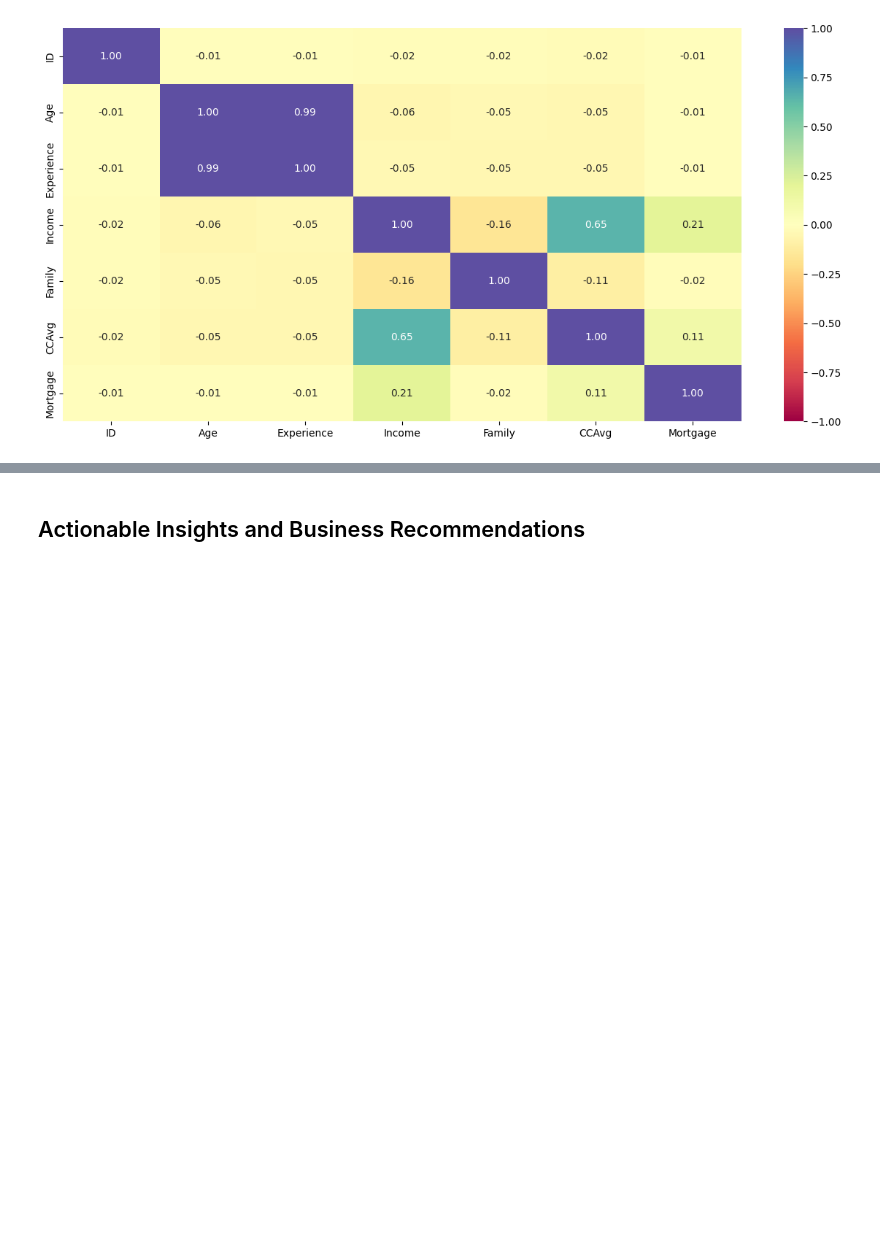
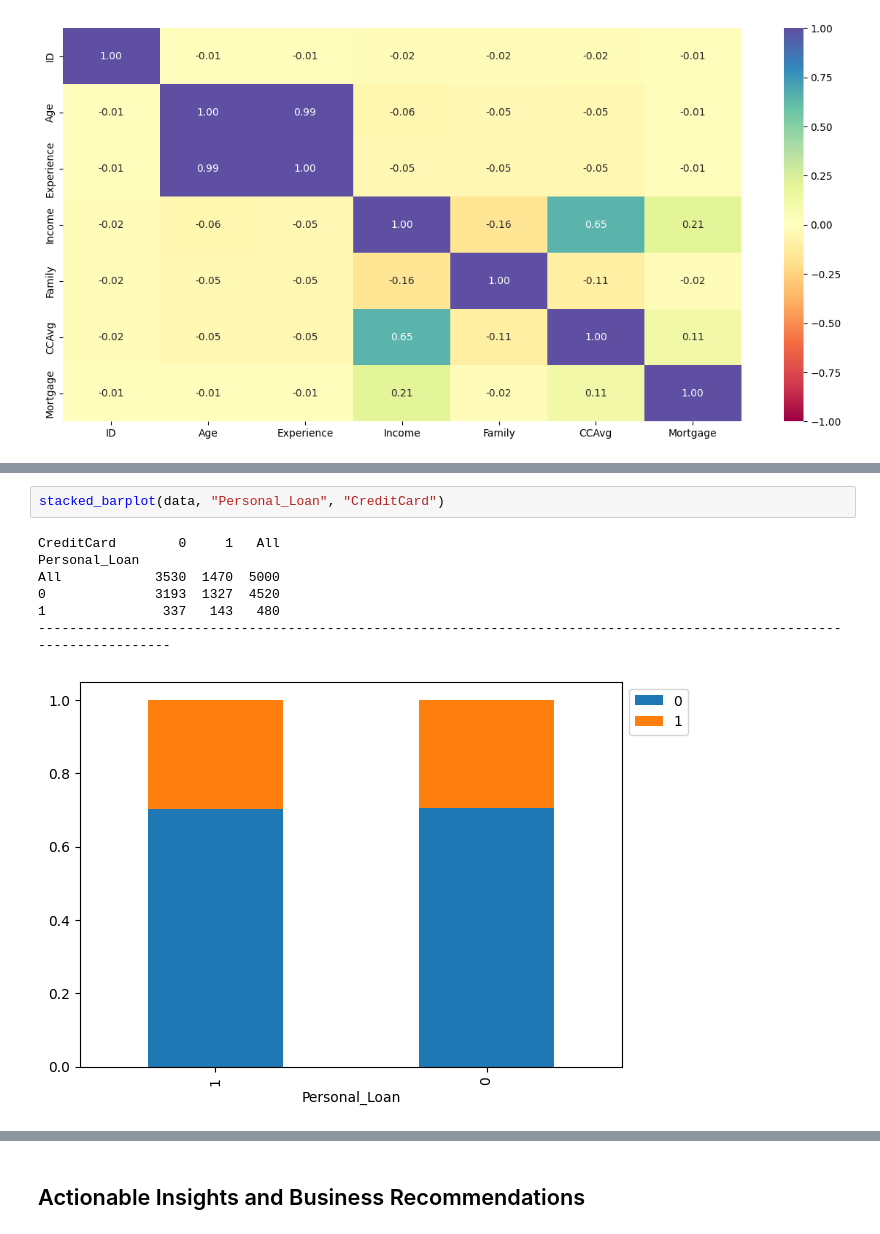
Before and after one commit to cent-softuni/math_project, a Jupyter notebook: AIML_ML_Project_full_code_notebook.ipynb, the cells around one changed output, grey strips where cells are left out. Drawn from its saved outputs; the diff is of its cells as text; blank space fills up the shorter version.

```diff
--- a/AIML_ML_Project_full_code_notebook.ipynb
+++ b/AIML_ML_Project_full_code_notebook.ipynb
@@ -382,0 +401,10 @@ All            4520  480  5000
+# %%
+stacked_barplot(data, "Personal_Loan", "CreditCard")
+# %% [output]
+CreditCard        0     1   All
+Personal_Loan
+All            3530  1470  5000
+0              3193  1327  4520
+1               337   143   480
+------------------------------------------------------------------------------------------------------------------------
+[figure, added]
```
Also changed, not shown: parts of 20 cells of this notebook.
